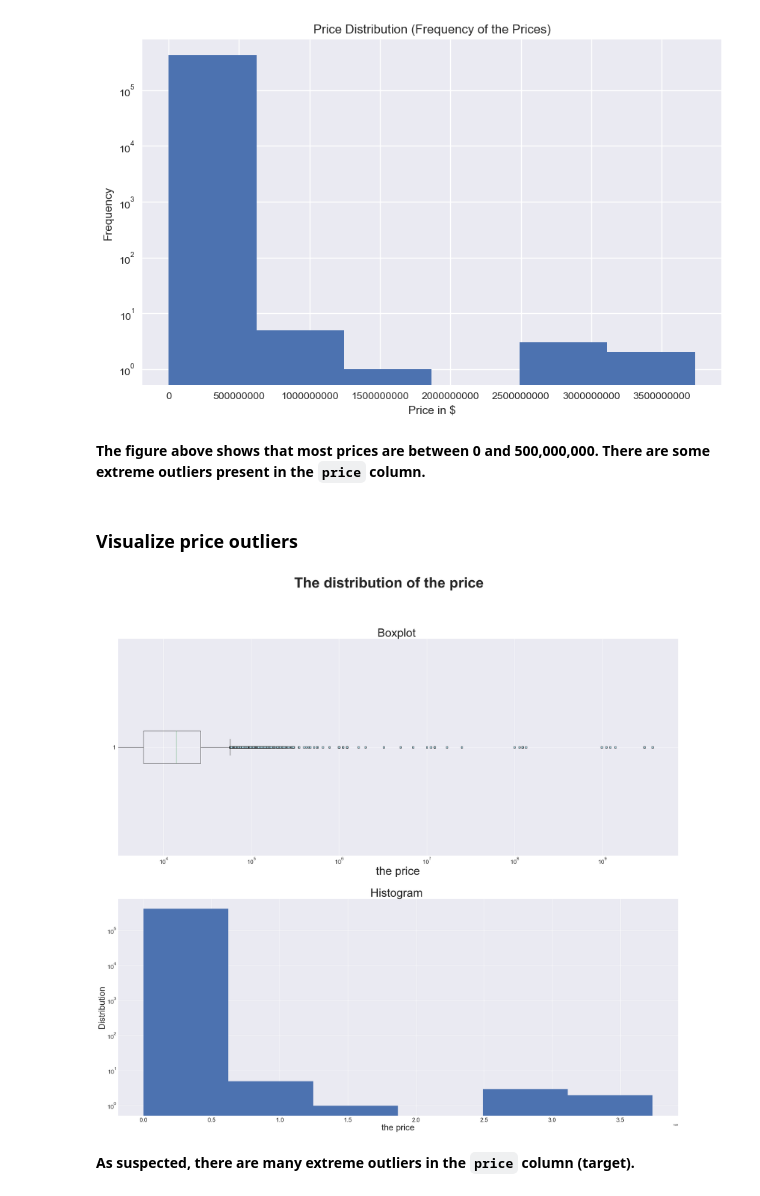
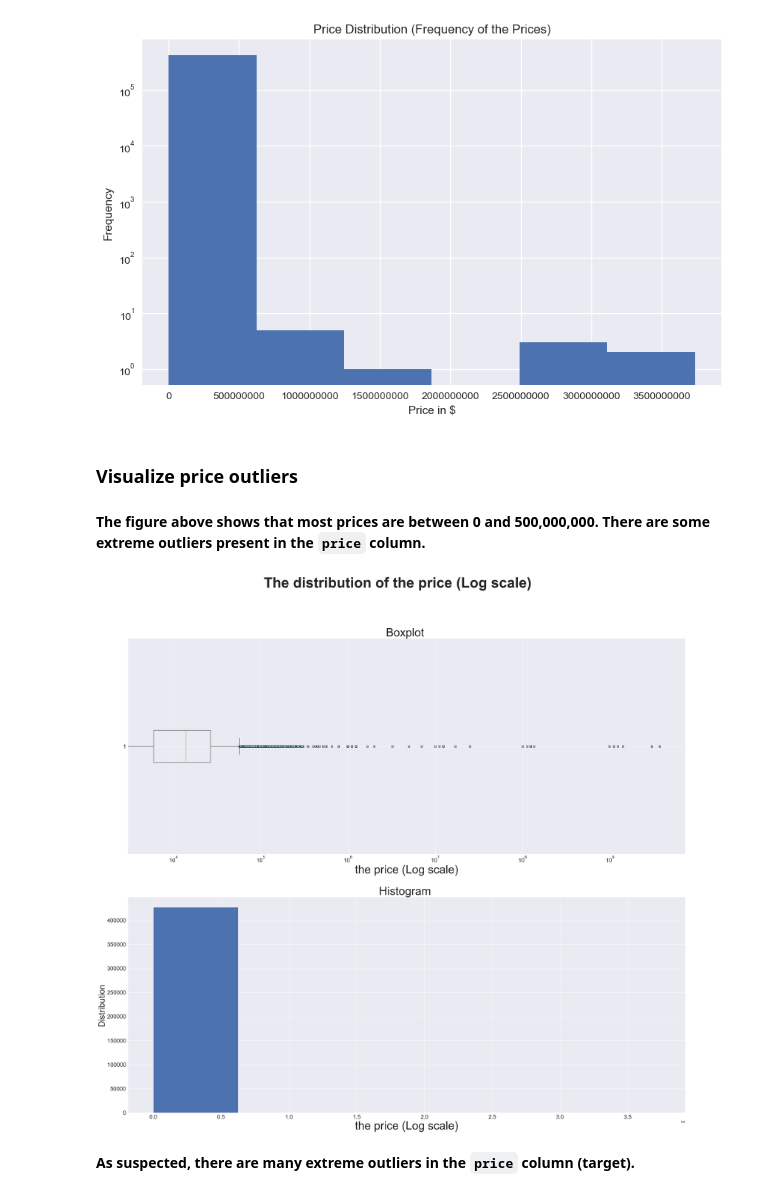
Before and after one commit to omarade/UsedCarsPricePrediction, a Jupyter notebook: used-cars-price-prediction.ipynb, the cells around one changed output. Drawn from its saved outputs; the diff is of its cells as text; code cells hidden in the pictures.

```diff
--- a/used-cars-price-prediction.ipynb
+++ b/used-cars-price-prediction.ipynb
@@ -73,0 +76,6 @@ from sklearn.metrics import mean_absolute_error, mean_squared_log_error, r2_scor
+# %%
+# Import the dataset
+df = pd.read_csv("data/vehicles.csv", low_memory=False, parse_dates=["year"])
+
+df.drop(columns=["VIN", "lat", "long", "url", "region_url", "image_url"], inplace=True)
+df
@@ -76,0 +103,37 @@ df = pd.read_csv("data/vehicles.csv", low_memory=False, parse_dates=["year"])
+# %%
+def visualize_distribution(df, column, label, logscale=False):
+    """
+    Plot the distribution of a spicific column in a dataframe
+    """
+    # Subplot of distribution
+    fig, (ax0, ax1) = plt.subplots(nrows=2,
+                                    ncols=1,
+                                    figsize=(35, 30),
+                                    sharex=False)
+
+    # Add data to ax0
+    red_square = dict(markerfacecolor="lightblue", marker="s")
+    ax0.boxplot(df[column], vert=False, flierprops=red_square);
+    # Add data to ax1
+    ax1.hist(df[column], bins=6);
+
+    # Customize ax0
+    ax0.set_title(label="Boxplot ", fontsize=40);
+    ax0.set_xlabel(label, fontsize=40)
+    ax0.set_xscale('log')
+    ax0.tick_params(axis="both", which="major", labelsize=20)
+
+    #ax0.bar_label(fontsize=20)
+
+    # Customize ax1
+    ax1.set_title(label="Histogram ", fontsize=40);
+    ax1.set_xlabel(label, fontsize=40)
+
+    if logscale:
+        ax1.set_yscale('log')
+
+    ax1.set_ylabel("Distribution", fontsize=30);
+    ax1.tick_params(axis="both", which="major", labelsize=20)
+
+    # Add a title to the figure
+    fig.suptitle("The distribution of " + label, fontsize=50, fontweight="bold");
@@ -294,7 +656,5 @@ ax.set(title="Price Distribution (Frequency of the Prices)", xlabel="Price in $"
 ax.set_yscale('log');
 # %% [output]
 [figure]
-# %% [markdown]
-**The figure above shows that most prices are between 0 and 500,000,000. There are some extreme outliers present in the `price` column.**
 # %% [markdown]
 ### Visualize price outliers
@@ -335,6 +661,8 @@ def visualizeDistribution(df, column, label):
+# %% [markdown]
+**The figure above shows that most prices are between 0 and 500,000,000. There are some extreme outliers present in the `price` column.**
 # %%
-visualizeDistribution(df, "price", "the price")
+visualize_distribution(df, "price", "the price (Log scale)")
 # %% [output]
-[figure, old version]
+[figure, new version]
 # %% [markdown]
 **As suspected, there are many extreme outliers in the `price` column (target).**
```
Also changed, not shown: parts of 258 cells of this notebook.
